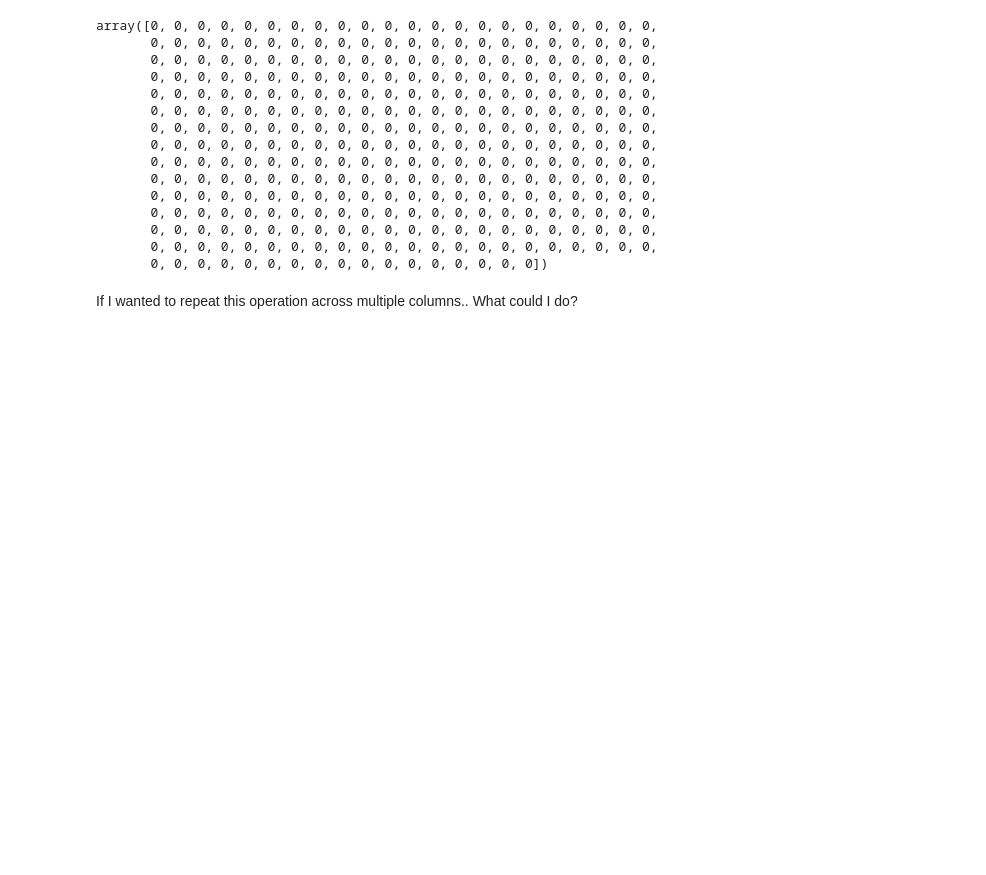
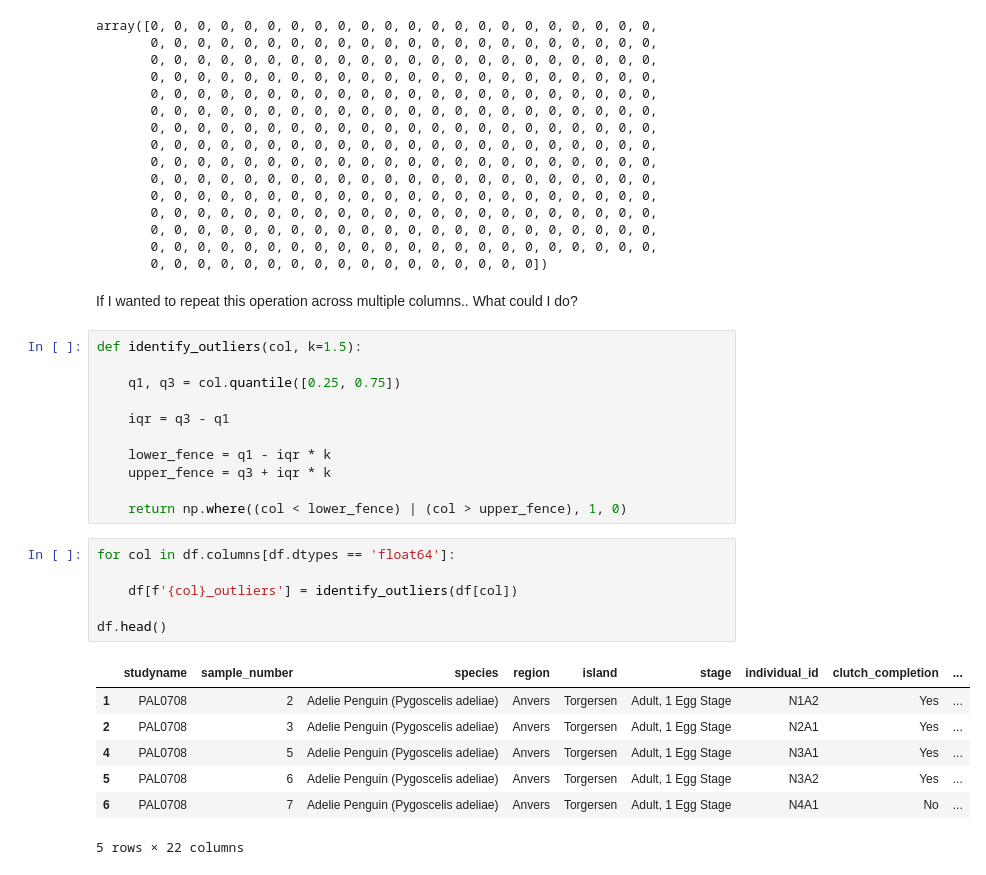
Before and after one commit to CodeupClassroom/somerville-clustering, a Jupyter notebook: wrangle_lesson.ipynb, the cells around one changed output. Saved outputs shown, nothing was run; the diff lists cells and outputs as text; blank space fills up the shorter version.

```diff
--- a/wrangle_lesson.ipynb
+++ b/wrangle_lesson.ipynb
@@ -223,3 +223,28 @@ array([0, 0, 0, 0, 0, 0, 0, 0, 0, 0, 0, 0, 0, 0, 0, 0, 0, 0, 0, 0, 0, 0,
        0, 0, 0, 0, 0, 0, 0, 0, 0, 0, 0, 0, 0, 0, 0, 0, 0])
 # %% [markdown]
 If I wanted to repeat this operation across multiple columns.. What could I do?
+# %%
+def identify_outliers(col, k=1.5):
+
+    q1, q3 = col.quantile([0.25, 0.75])
+
+    iqr = q3 - q1
+
+    lower_fence = q1 - iqr * k
+    upper_fence = q3 + iqr * k
+
+    return np.where((col < lower_fence) | (col > upper_fence), 1, 0)
+# %%
+for col in df.columns[df.dtypes == 'float64']:
+
+    df[f'{col}_outliers'] = identify_outliers(df[col])
+
+df.head()
+# %% [output]
+|  | studyname | sample_number | species | region | island | stage | individual_id | clutch_completion | ... |
+| 1 | PAL0708 | 2 | Adelie Penguin (Pygoscelis adeliae) | Anvers | Torgersen | Adult, 1 Egg Stage | N1A2 | Yes | ... |
+| 2 | PAL0708 | 3 | Adelie Penguin (Pygoscelis adeliae) | Anvers | Torgersen | Adult, 1 Egg Stage | N2A1 | Yes | ... |
+| 4 | PAL0708 | 5 | Adelie Penguin (Pygoscelis adeliae) | Anvers | Torgersen | Adult, 1 Egg Stage | N3A1 | Yes | ... |
+| 5 | PAL0708 | 6 | Adelie Penguin (Pygoscelis adeliae) | Anvers | Torgersen | Adult, 1 Egg Stage | N3A2 | Yes | ... |
+| 6 | PAL0708 | 7 | Adelie Penguin (Pygoscelis adeliae) | Anvers | Torgersen | Adult, 1 Egg Stage | N4A1 | No | ... |
+5 rows × 22 columns
```
Also changed, not shown: parts of 1 cell of this notebook.
